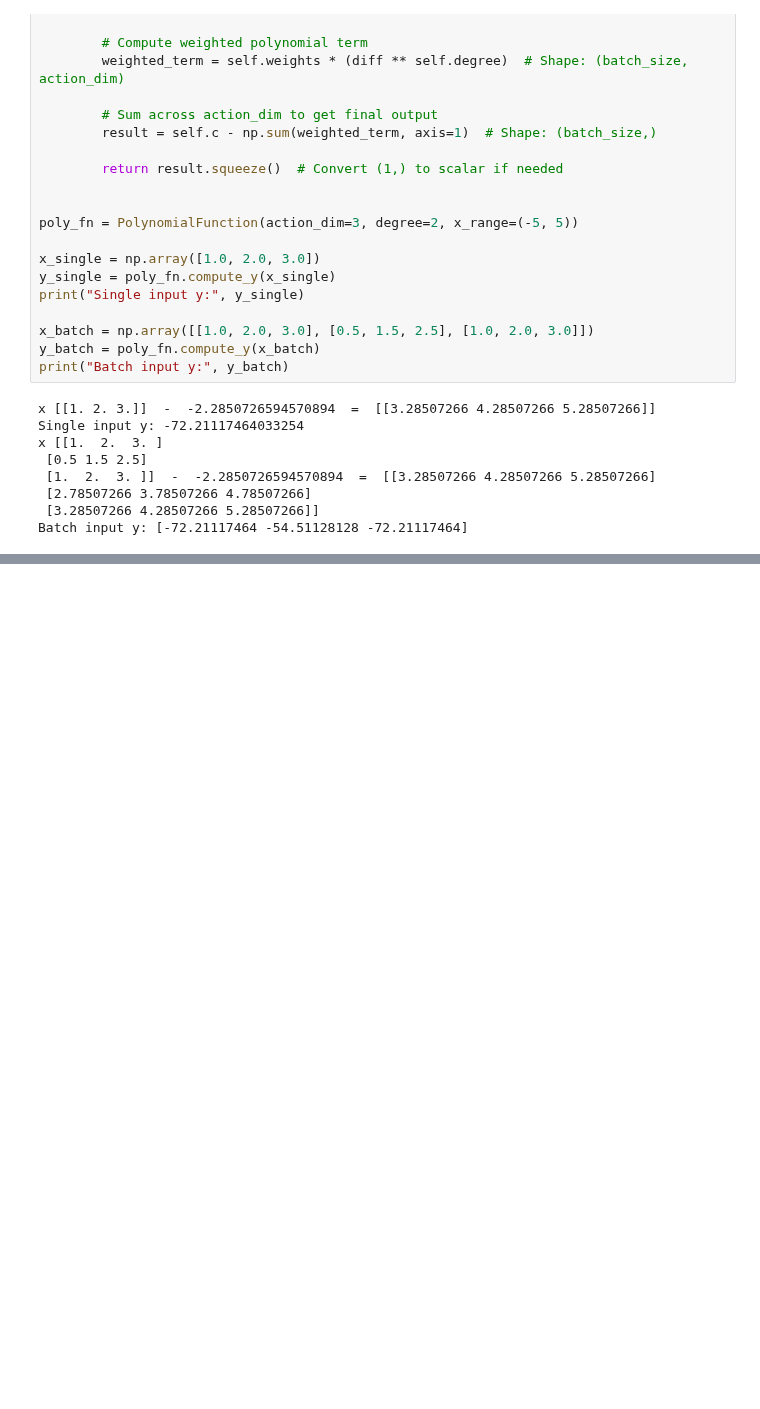
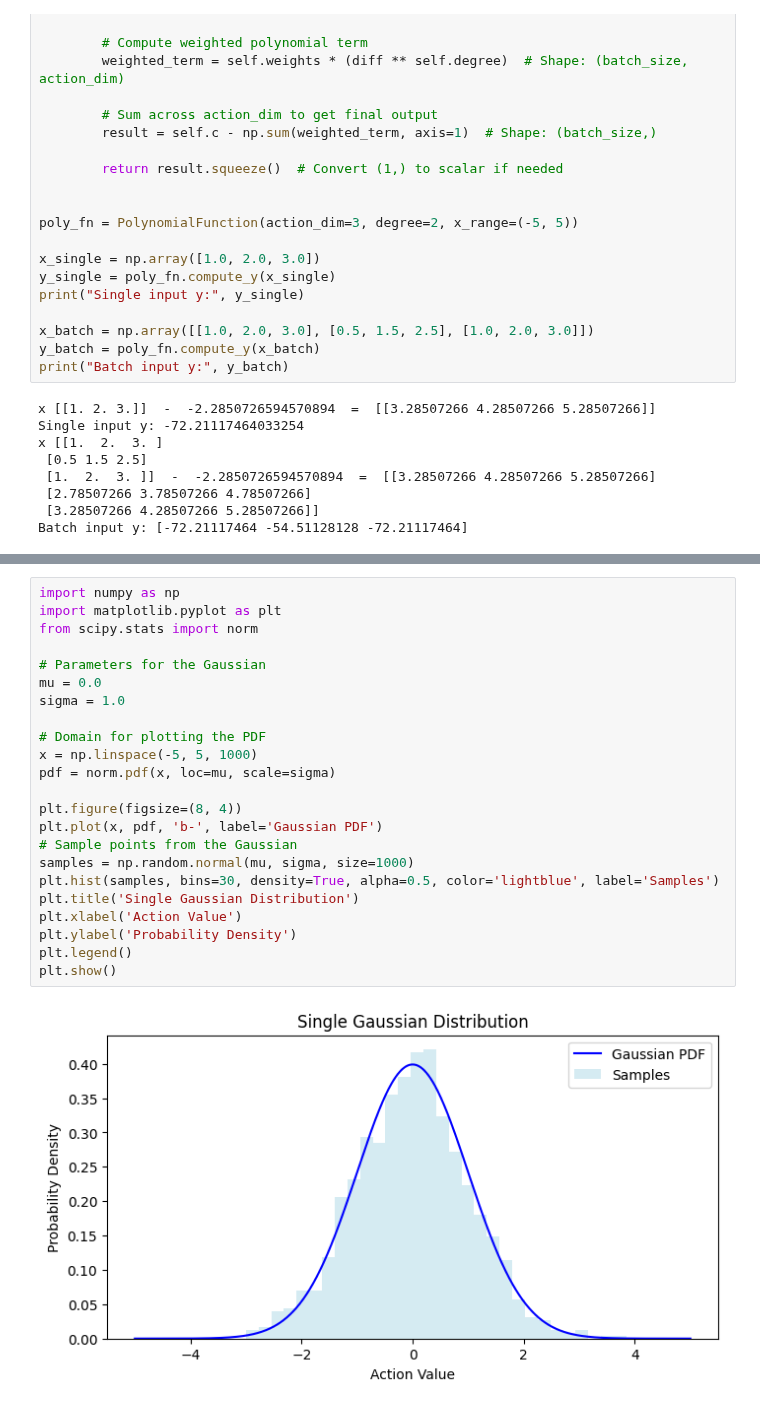
Before and after one commit to Jimvos32/Recurrent-PPO-Jax, a Jupyter notebook: src/tasks/envs/env_notebooks/test_functions.ipynb, the cells around one changed output, grey strips where cells are left out. Saved outputs shown, nothing was run; the diff lists cells and outputs as text; blank space fills up the shorter version.

```diff
--- a/src/tasks/envs/env_notebooks/test_functions.ipynb
+++ b/src/tasks/envs/env_notebooks/test_functions.ipynb
@@ -255,0 +277,25 @@ Batch input y: [-72.21117464 -54.51128128 -72.21117464]
+# %%
+import numpy as np
+import matplotlib.pyplot as plt
+from scipy.stats import norm
+
+# Parameters for the Gaussian
+mu = 0.0
+sigma = 1.0
+
+# Domain for plotting the PDF
+x = np.linspace(-5, 5, 1000)
+pdf = norm.pdf(x, loc=mu, scale=sigma)
+
+plt.figure(figsize=(8, 4))
+plt.plot(x, pdf, 'b-', label='Gaussian PDF')
+# Sample points from the Gaussian
+samples = np.random.normal(mu, sigma, size=1000)
+plt.hist(samples, bins=30, density=True, alpha=0.5, color='lightblue', label='Samples')
+plt.title('Single Gaussian Distribution')
+plt.xlabel('Action Value')
+plt.ylabel('Probability Density')
+plt.legend()
+plt.show()
+# %% [output]
+[figure, added]
```
Also changed, not shown: parts of 7 cells of this notebook, 1 other file.
